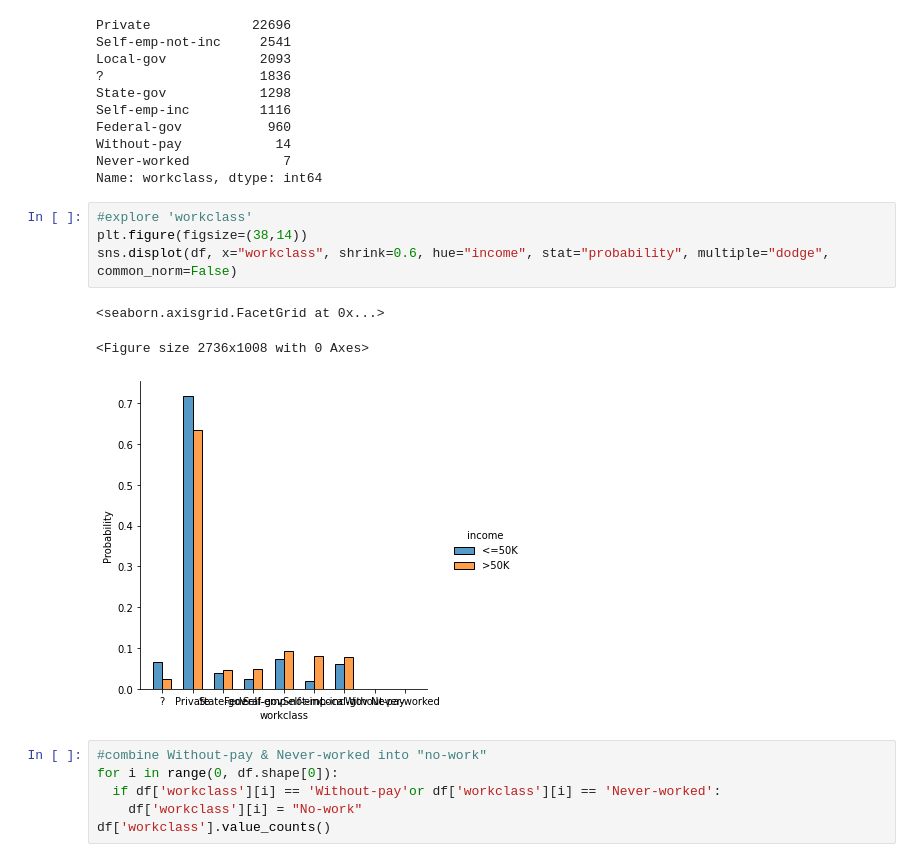
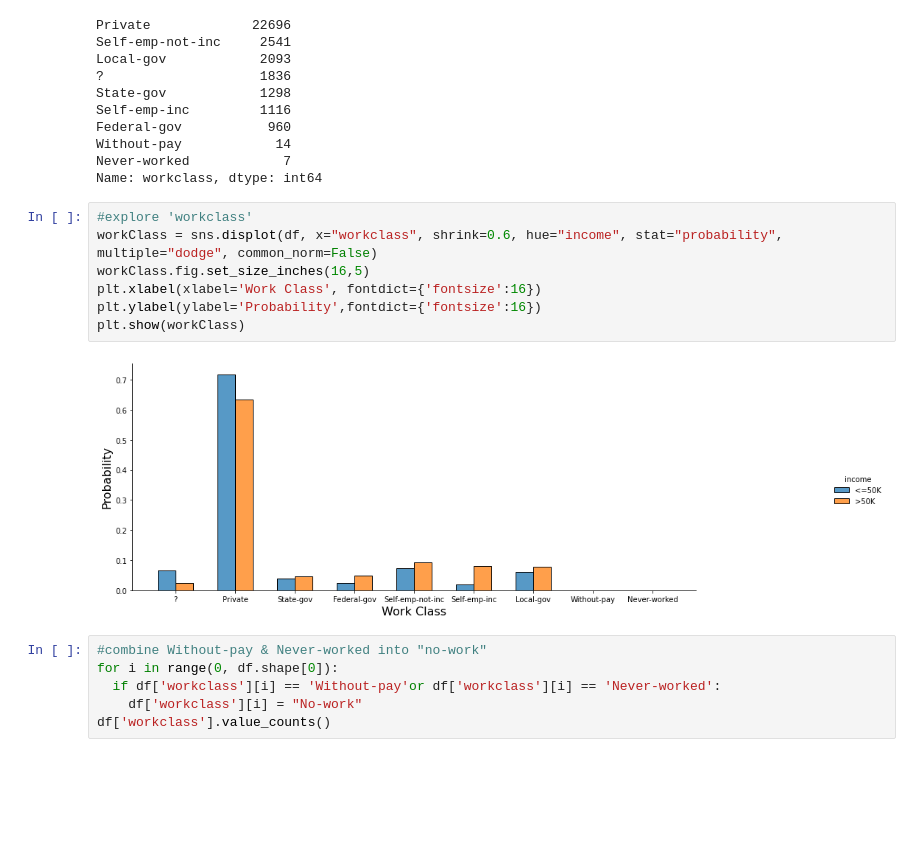
Before and after one commit to Robbie08/income-prediction, a Jupyter notebook: Income_prediction.ipynb, the cells around one changed output. Drawn from its saved outputs; the diff is of its cells as text; blank space fills up the shorter version.

```diff
--- a/Income_prediction.ipynb
+++ b/Income_prediction.ipynb
@@ -43,12 +44,13 @@ Never-worked            7
 Name: workclass, dtype: int64
 # %%
 #explore 'workclass'
-plt.figure(figsize=(38,14))
-sns.displot(df, x="workclass", shrink=0.6, hue="income", stat="probability", multiple="dodge", common_norm=False)
+workClass = sns.displot(df, x="workclass", shrink=0.6, hue="income", stat="probability", multiple="dodge", common_norm=False)
+workClass.fig.set_size_inches(16,5)
+plt.xlabel(xlabel='Work Class', fontdict={'fontsize':16})
+plt.ylabel(ylabel='Probability',fontdict={'fontsize':16})
+plt.show(workClass)
 # %% [output]
-<seaborn.axisgrid.FacetGrid at 0x...>
-<Figure size 2736x1008 with 0 Axes>
-[figure, old version]
+[figure, new version]
 # %%
 #combine Without-pay & Never-worked into "no-work"
 for i in range(0, df.shape[0]):
```
Also changed, not shown: parts of 20 cells of this notebook.
